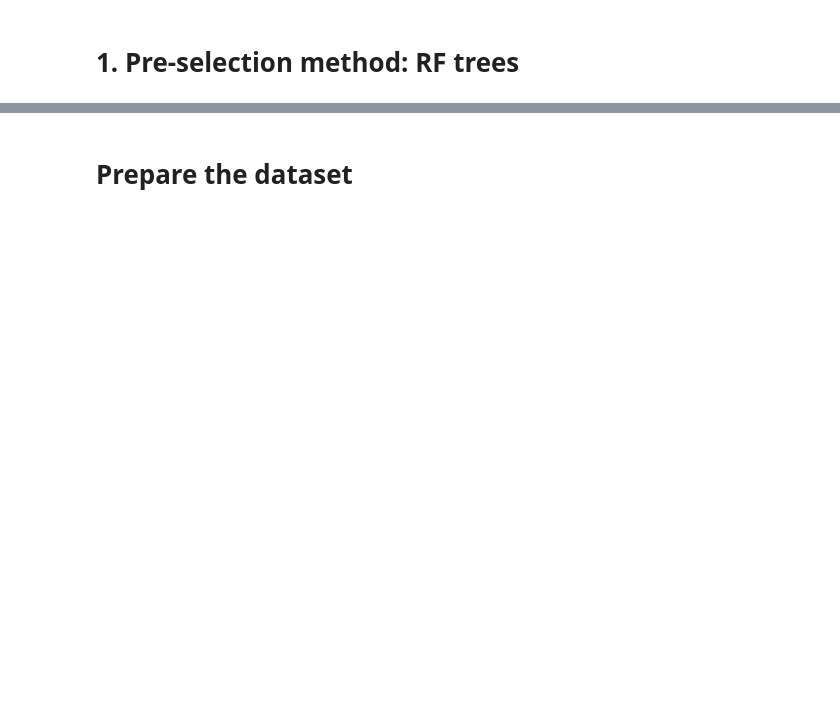
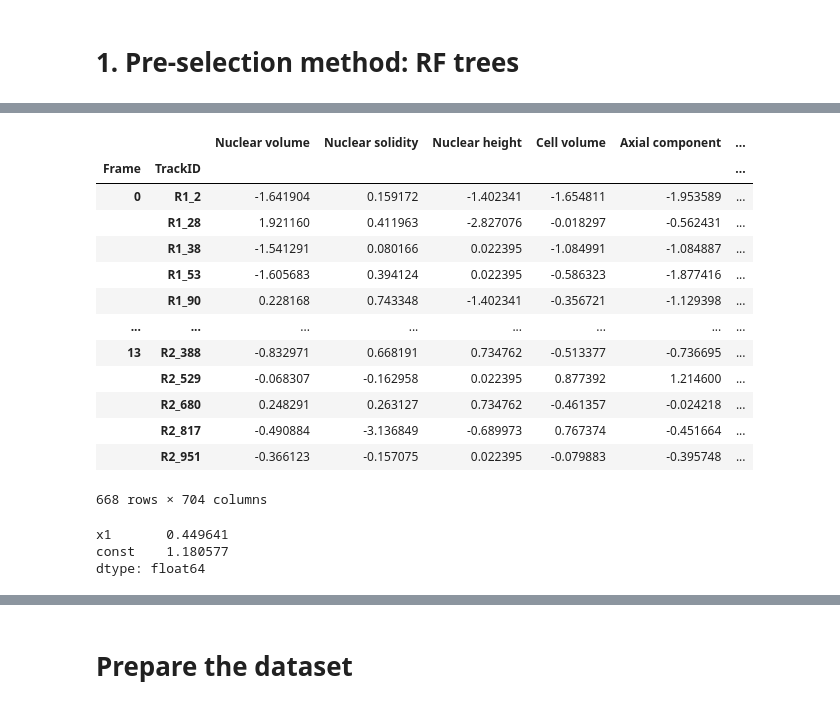
Before and after one commit to xies/mouse_skin_size_control, a Jupyter notebook: 2025_lineage_analysis/prediction_model_notebooks/linear_models/GLM_classification_time.ipynb, the cells around one changed output, grey strips where cells are left out. Drawn from its saved outputs; the diff is of its cells as text; code cells hidden in the pictures; blank space fills up the shorter version.

```diff
--- a/2025_lineage_analysis/prediction_model_notebooks/linear_models/GLM_classification_time.ipynb
+++ b/2025_lineage_analysis/prediction_model_notebooks/linear_models/GLM_classification_time.ipynb
@@ -331,0 +324,17 @@ features2keep = important_features
+# %%
+X_scaled
+# %% [output]
+|  |  | Nuclear volume | Nuclear solidity | Nuclear height | Cell volume | Axial component | ... |
+| Frame | TrackID |  |  |  |  |  | ... |
+| 0 | R1_2 | -1.641904 | 0.159172 | -1.402341 | -1.654811 | -1.953589 | ... |
+|  | R1_28 | 1.921160 | 0.411963 | -2.827076 | -0.018297 | -0.562431 | ... |
+|  | R1_38 | -1.541291 | 0.080166 | 0.022395 | -1.084991 | -1.084887 | ... |
+|  | R1_53 | -1.605683 | 0.394124 | 0.022395 | -0.586323 | -1.877416 | ... |
+|  | R1_90 | 0.228168 | 0.743348 | -1.402341 | -0.356721 | -1.129398 | ... |
+| ... | ... | ... | ... | ... | ... | ... | ... |
+| 13 | R2_388 | -0.832971 | 0.668191 | 0.734762 | -0.513377 | -0.736695 | ... |
+|  | R2_529 | -0.068307 | -0.162958 | 0.022395 | 0.877392 | 1.214600 | ... |
+|  | R2_680 | 0.248291 | 0.263127 | 0.734762 | -0.461357 | -0.024218 | ... |
+|  | R2_817 | -0.490884 | -3.136849 | -0.689973 | 0.767374 | -0.451664 | ... |
+|  | R2_951 | -0.366123 | -0.157075 | 0.022395 | -0.079883 | -0.395748 | ... |
+668 rows × 704 columns
@@ -332,3 +345,9 @@ features2keep = important_features
+# %%
+model.params
+# %% [output]
+x1       0.449641
+const    1.180577
+dtype: float64
 # %%
 # Single feature Logistic
 
```
Also changed, not shown: parts of 10 cells of this notebook, 7 other files.
